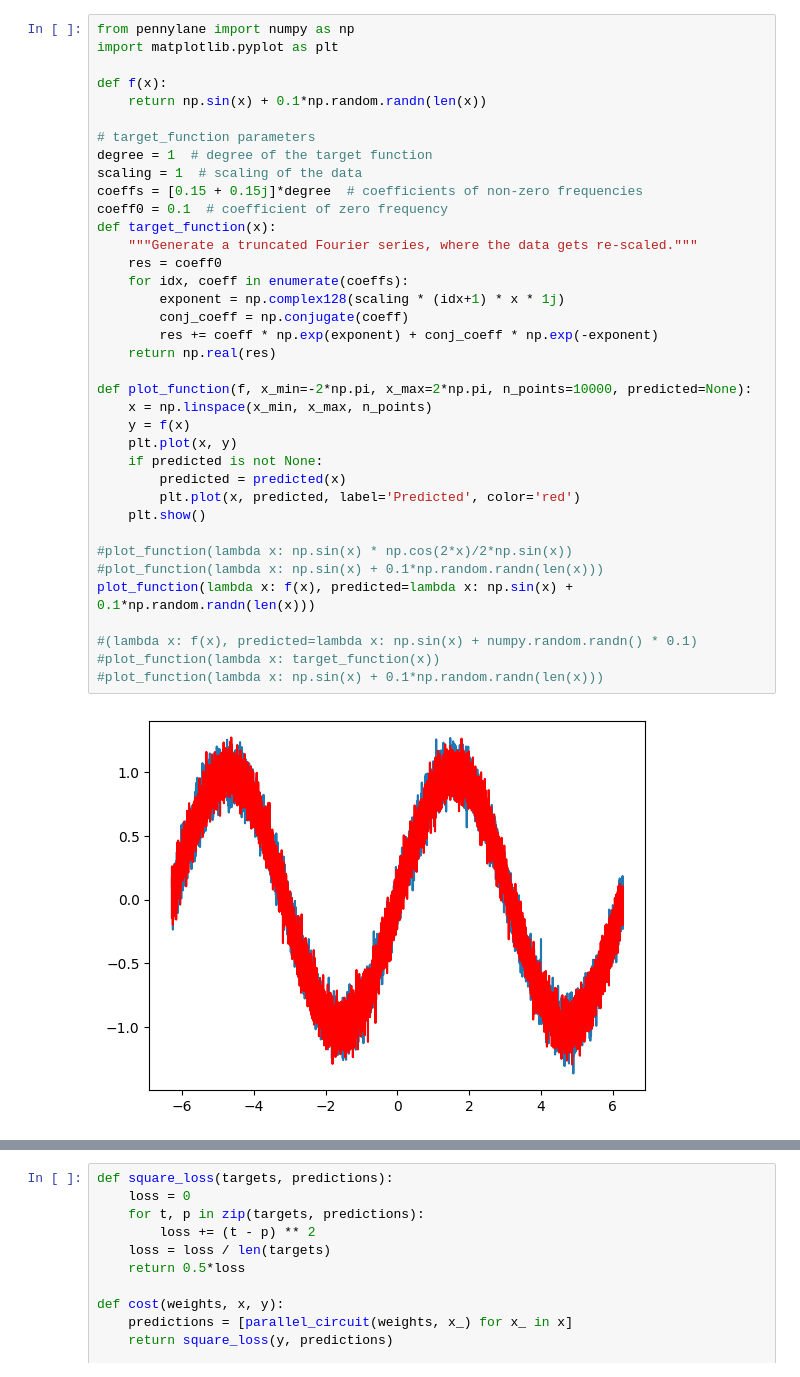
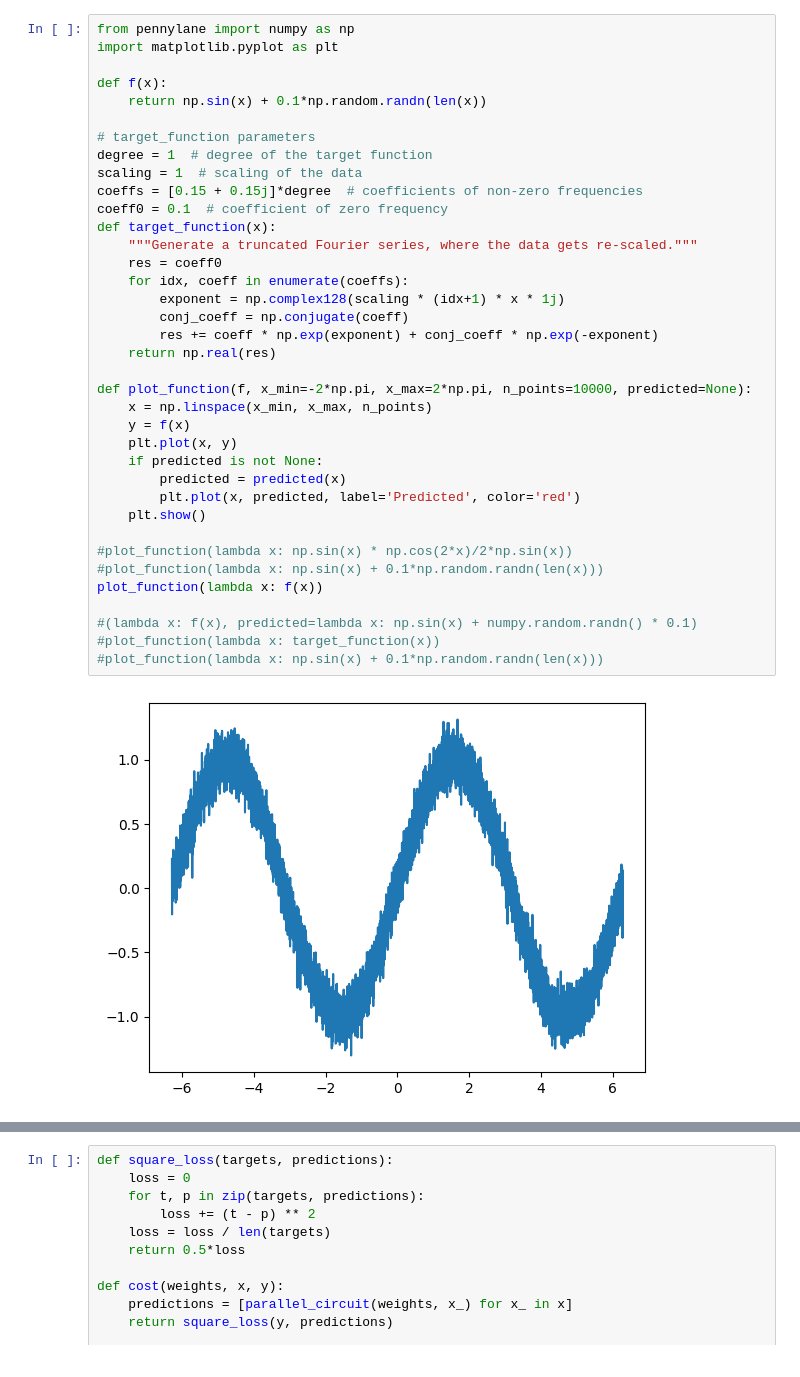
Before and after one commit to LudwigWiedemann/ProbDist_QCP, a Jupyter notebook: pennylane/Tunahan/test.ipynb, the cells around one changed output, grey strips where cells are left out. Drawn from its saved outputs; the diff is of its cells as text.

```diff
--- a/pennylane/Tunahan/test.ipynb
+++ b/pennylane/Tunahan/test.ipynb
@@ -8,35 +8,35 @@ def f(x):
 # target_function parameters
 degree = 1  # degree of the target function
 scaling = 1  # scaling of the data
 coeffs = [0.15 + 0.15j]*degree  # coefficients of non-zero frequencies
 coeff0 = 0.1  # coefficient of zero frequency
 def target_function(x):
     """Generate a truncated Fourier series, where the data gets re-scaled."""
     res = coeff0
     for idx, coeff in enumerate(coeffs):
         exponent = np.complex128(scaling * (idx+1) * x * 1j)
         conj_coeff = np.conjugate(coeff)
         res += coeff * np.exp(exponent) + conj_coeff * np.exp(-exponent)
     return np.real(res)
 
 def plot_function(f, x_min=-2*np.pi, x_max=2*np.pi, n_points=10000, predicted=None):
     x = np.linspace(x_min, x_max, n_points)
     y = f(x)
     plt.plot(x, y)
     if predicted is not None:
         predicted = predicted(x)
         plt.plot(x, predicted, label='Predicted', color='red')
     plt.show()
 
 #plot_function(lambda x: np.sin(x) * np.cos(2*x)/2*np.sin(x))
 #plot_function(lambda x: np.sin(x) + 0.1*np.random.randn(len(x)))
-plot_function(lambda x: f(x), predicted=lambda x: np.sin(x) + 0.1*np.random.randn(len(x)))
+plot_function(lambda x: f(x))
 
 #(lambda x: f(x), predicted=lambda x: np.sin(x) + numpy.random.randn() * 0.1)
 #plot_function(lambda x: target_function(x))
 #plot_function(lambda x: np.sin(x) + 0.1*np.random.randn(len(x)))
 # %% [output]
-[figure, old version]
+[figure, new version]
 # %%
 import pennylane as qml
 
```
Also changed, not shown: parts of 1 cell of this notebook, 4 other files.
